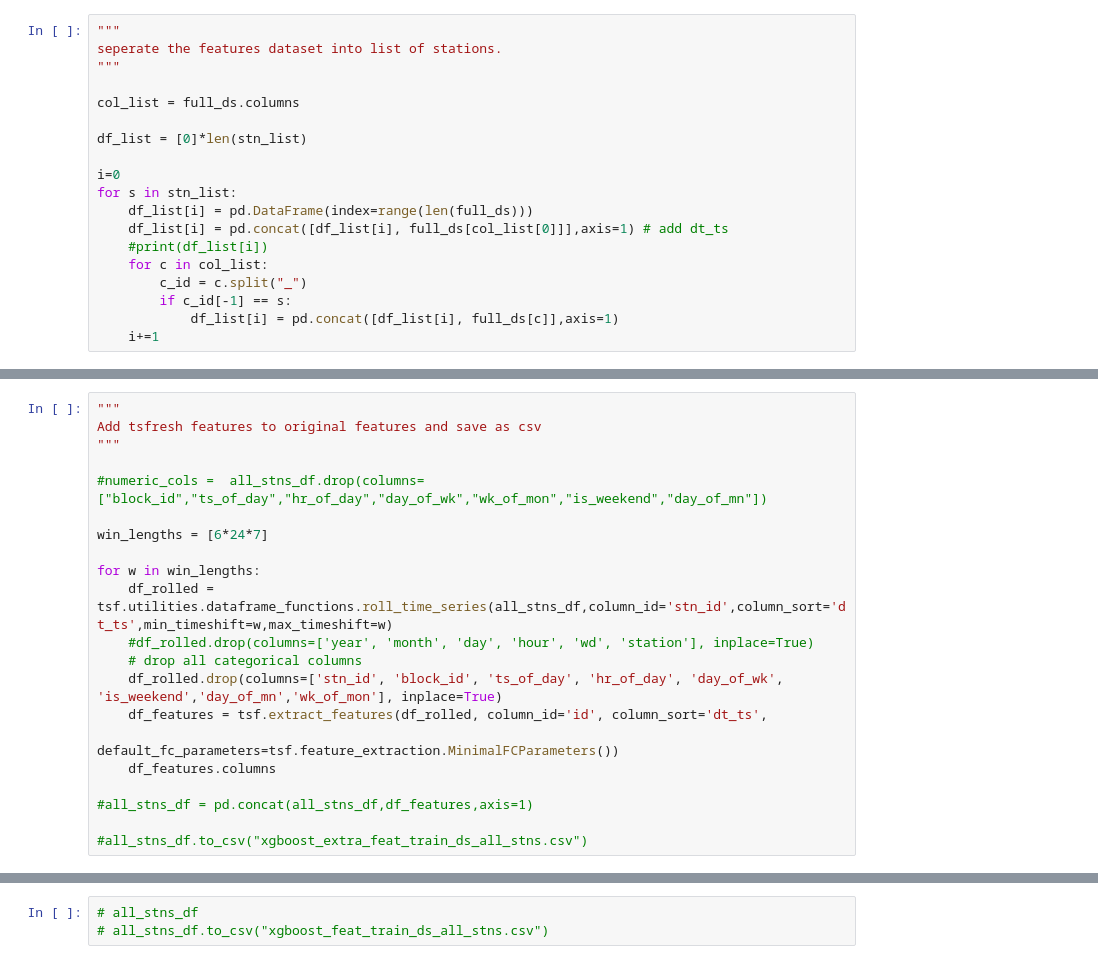
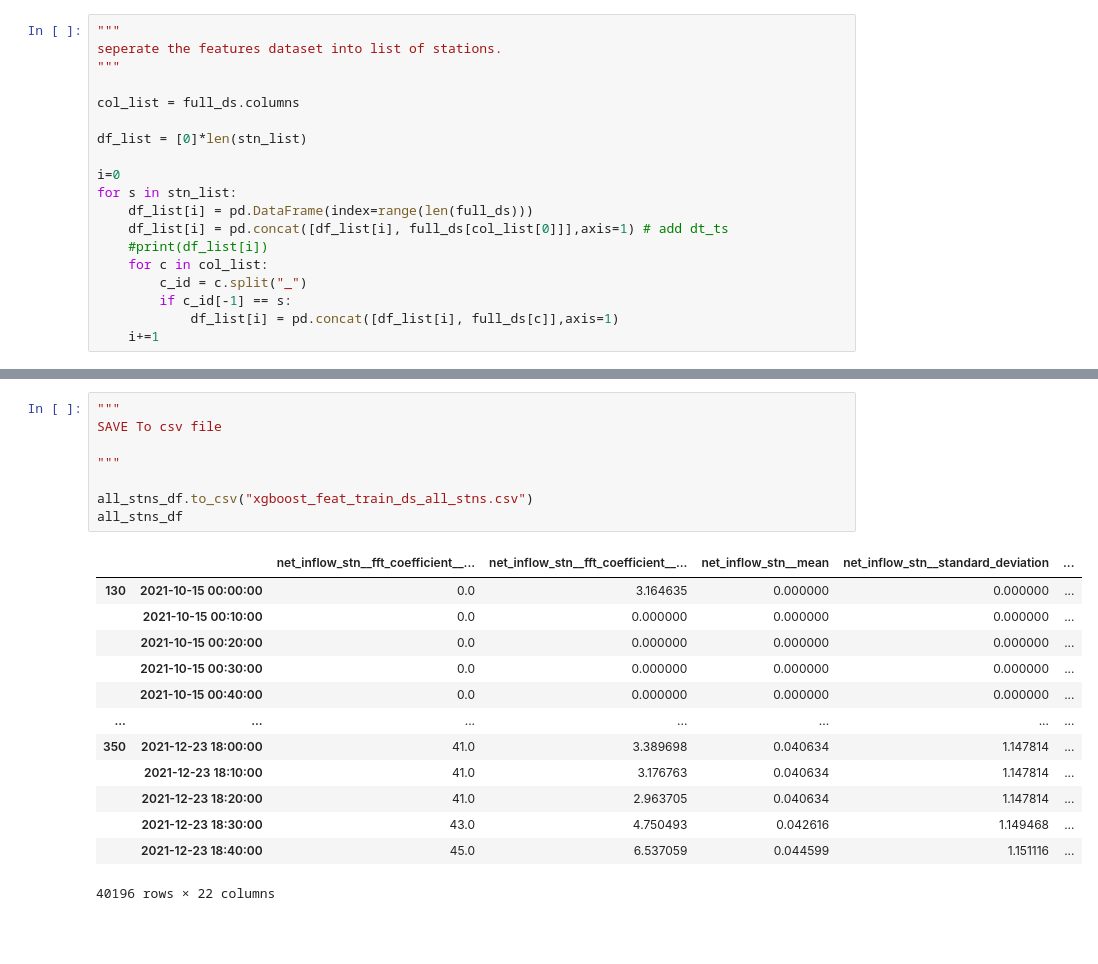
Before and after one commit to JosePeeterson/DeepAR_demand_prediction, a Jupyter notebook: station_level_prediction/xgboost_forecast/data/Data-preprocessing_data_generation/xgboost_auto_feature_generator_dev.ipynb, the cells around one changed output, grey strips where cells are left out. Drawn from its saved outputs; the diff is of its cells as text; blank space fills up the shorter version.

```diff
--- a/station_level_prediction/xgboost_forecast/data/Data-preprocessing_data_generation/xgboost_auto_feature_generator_dev.ipynb
+++ b/station_level_prediction/xgboost_forecast/data/Data-preprocessing_data_generation/xgboost_auto_feature_generator_dev.ipynb
@@ -891,21 +897,0 @@ all_stns_df.shape
-# %%
-"""
-Add tsfresh features to original features and save as csv
-"""
-
-#numeric_cols =  all_stns_df.drop(columns=["block_id","ts_of_day","hr_of_day","day_of_wk","wk_of_mon","is_weekend","day_of_mn"])
-
-win_lengths = [6*24*7]
-
-for w in win_lengths:
-    df_rolled = tsf.utilities.dataframe_functions.roll_time_series(all_stns_df,column_id='stn_id',column_sort='dt_ts',min_timeshift=w,max_timeshift=w)
-    #df_rolled.drop(columns=['year', 'month', 'day', 'hour', 'wd', 'station'], inplace=True)
-    # drop all categorical columns
-    df_rolled.drop(columns=['stn_id', 'block_id', 'ts_of_day', 'hr_of_day', 'day_of_wk', 'is_weekend','day_of_mn','wk_of_mon'], inplace=True)
-    df_features = tsf.extract_features(df_rolled, column_id='id', column_sort='dt_ts',
-                                        default_fc_parameters=tsf.feature_extraction.MinimalFCParameters())
-    df_features.columns
-
-#all_stns_df = pd.concat(all_stns_df,df_features,axis=1)
-
-#all_stns_df.to_csv("xgboost_extra_feat_train_ds_all_stns.csv")
@@ -935,3 +1080,22 @@ dtype: object
 # %%
-# all_stns_df
-# all_stns_df.to_csv("xgboost_feat_train_ds_all_stns.csv")
+"""
+SAVE To csv file
+
+"""
+
+all_stns_df.to_csv("xgboost_feat_train_ds_all_stns.csv")
+all_stns_df
+# %% [output]
+|  |  | net_inflow_stn__fft_coefficient__... | net_inflow_stn__fft_coefficient__... | net_inflow_stn__mean | net_inflow_stn__standard_deviation | ... |
+| 130 | 2021-10-15 00:00:00 | 0.0 | 3.164635 | 0.000000 | 0.000000 | ... |
+|  | 2021-10-15 00:10:00 | 0.0 | 0.000000 | 0.000000 | 0.000000 | ... |
+|  | 2021-10-15 00:20:00 | 0.0 | 0.000000 | 0.000000 | 0.000000 | ... |
+|  | 2021-10-15 00:30:00 | 0.0 | 0.000000 | 0.000000 | 0.000000 | ... |
+|  | 2021-10-15 00:40:00 | 0.0 | 0.000000 | 0.000000 | 0.000000 | ... |
+| ... | ... | ... | ... | ... | ... | ... |
+| 350 | 2021-12-23 18:00:00 | 41.0 | 3.389698 | 0.040634 | 1.147814 | ... |
+|  | 2021-12-23 18:10:00 | 41.0 | 3.176763 | 0.040634 | 1.147814 | ... |
+|  | 2021-12-23 18:20:00 | 41.0 | 2.963705 | 0.040634 | 1.147814 | ... |
+|  | 2021-12-23 18:30:00 | 43.0 | 4.750493 | 0.042616 | 1.149468 | ... |
+|  | 2021-12-23 18:40:00 | 45.0 | 6.537059 | 0.044599 | 1.151116 | ... |
+40196 rows × 22 columns
```
Also changed, not shown: parts of 8 cells of this notebook, 2 other files.
